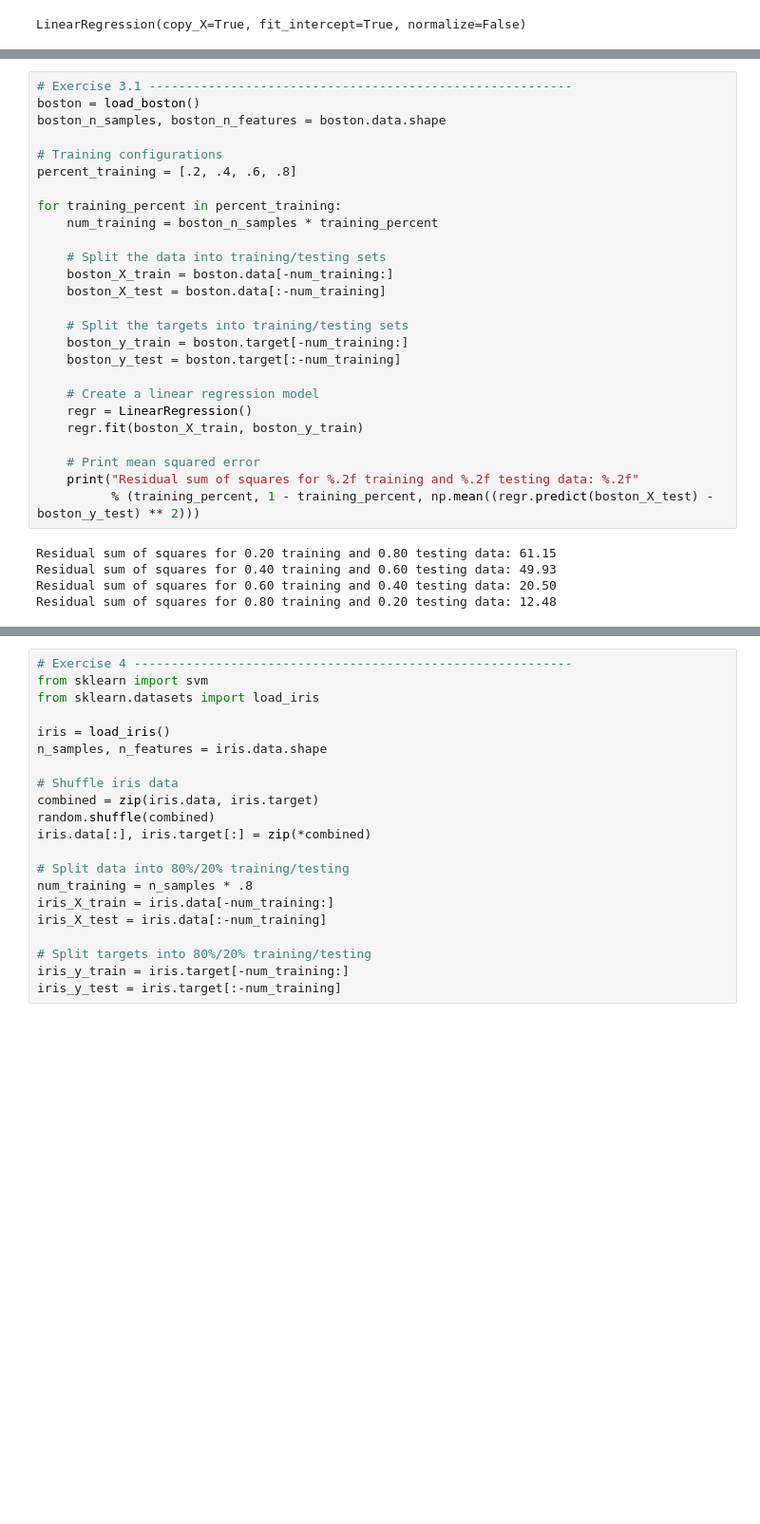
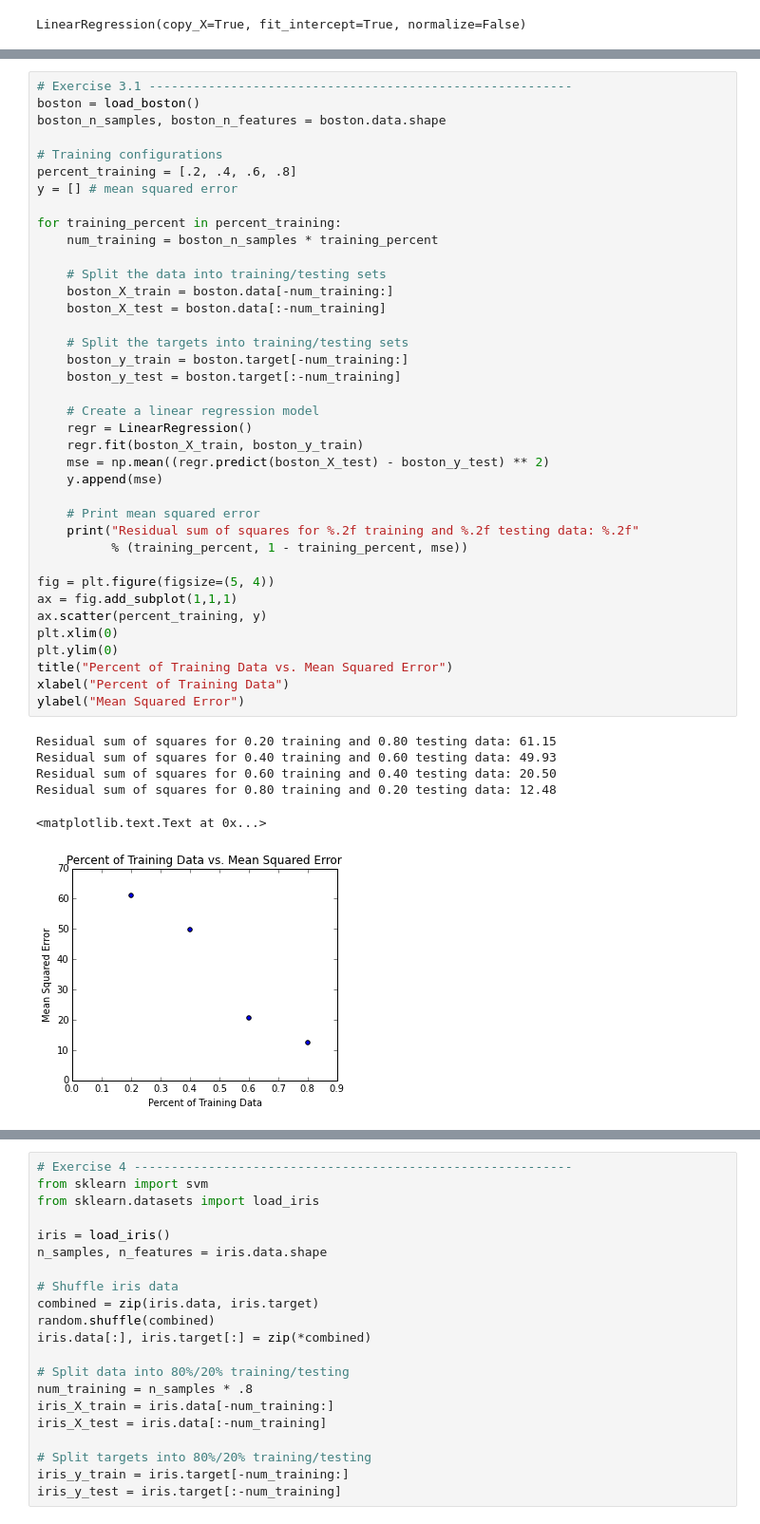
Before and after one commit to akoy93/datascience-fall14, a Jupyter notebook: lab1/Albert_Koy_Lab_1.ipynb, the cells around one changed output, grey strips where cells are left out. Shown at 95% size. Drawn from its saved outputs; the diff is of its cells as text; blank space fills up the shorter version.

```diff
--- a/lab1/Albert_Koy_Lab_1.ipynb
+++ b/lab1/Albert_Koy_Lab_1.ipynb
@@ -127,34 +150,48 @@ Residual sum of squares for 9 features: 2004.30
 # %%
 # Exercise 3.1 ---------------------------------------------------------
 boston = load_boston()
 boston_n_samples, boston_n_features = boston.data.shape
 
 # Training configurations
 percent_training = [.2, .4, .6, .8]
+y = [] # mean squared error
 
 for training_percent in percent_training:
     num_training = boston_n_samples * training_percent
 
     # Split the data into training/testing sets
     boston_X_train = boston.data[-num_training:]
     boston_X_test = boston.data[:-num_training]
 
     # Split the targets into training/testing sets
     boston_y_train = boston.target[-num_training:]
     boston_y_test = boston.target[:-num_training]
 
     # Create a linear regression model
     regr = LinearRegression()
     regr.fit(boston_X_train, boston_y_train)
+    mse = np.mean((regr.predict(boston_X_test) - boston_y_test) ** 2)
+    y.append(mse)
 
     # Print mean squared error
     print("Residual sum of squares for %.2f training and %.2f testing data: %.2f"
-          % (training_percent, 1 - training_percent, np.mean((regr.predict(boston_X_test) - boston_y_test) ** 2)))
+          % (training_percent, 1 - training_percent, mse))
+
+fig = plt.figure(figsize=(5, 4))
+ax = fig.add_subplot(1,1,1)
+ax.scatter(percent_training, y)
+plt.xlim(0)
+plt.ylim(0)
+title("Percent of Training Data vs. Mean Squared Error")
+xlabel("Percent of Training Data")
+ylabel("Mean Squared Error")
 # %% [output]
 Residual sum of squares for 0.20 training and 0.80 testing data: 61.15
 Residual sum of squares for 0.40 training and 0.60 testing data: 49.93
 Residual sum of squares for 0.60 training and 0.40 testing data: 20.50
 Residual sum of squares for 0.80 training and 0.20 testing data: 12.48
+<matplotlib.text.Text at 0x...>
+[figure, added]
 # %%
 # Exercise 3.2 ---------------------------------------------------------
 
```
Also changed, not shown: parts of 10 cells of this notebook.
